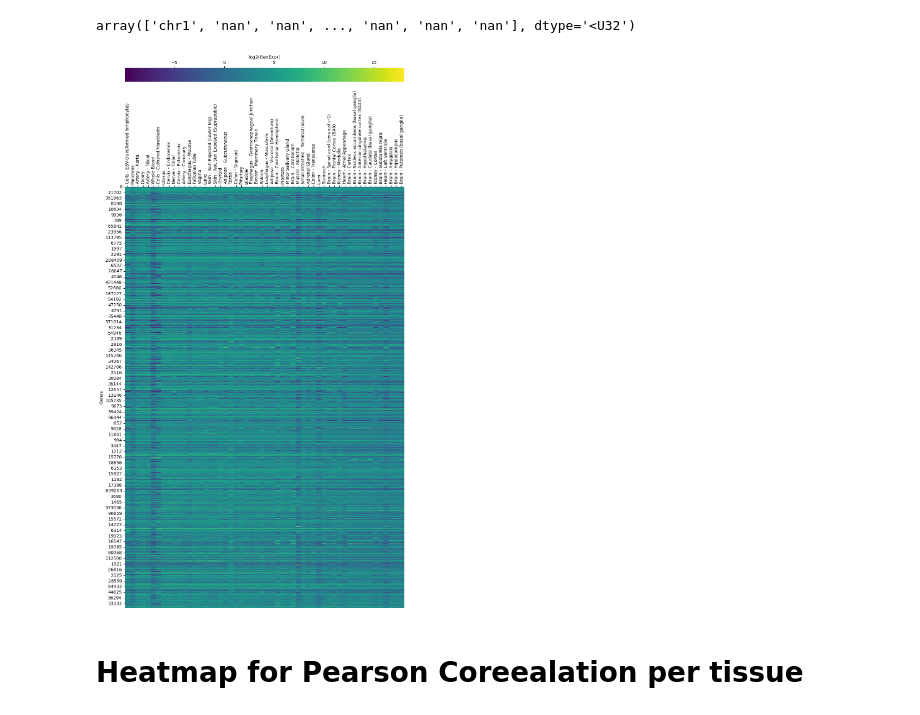
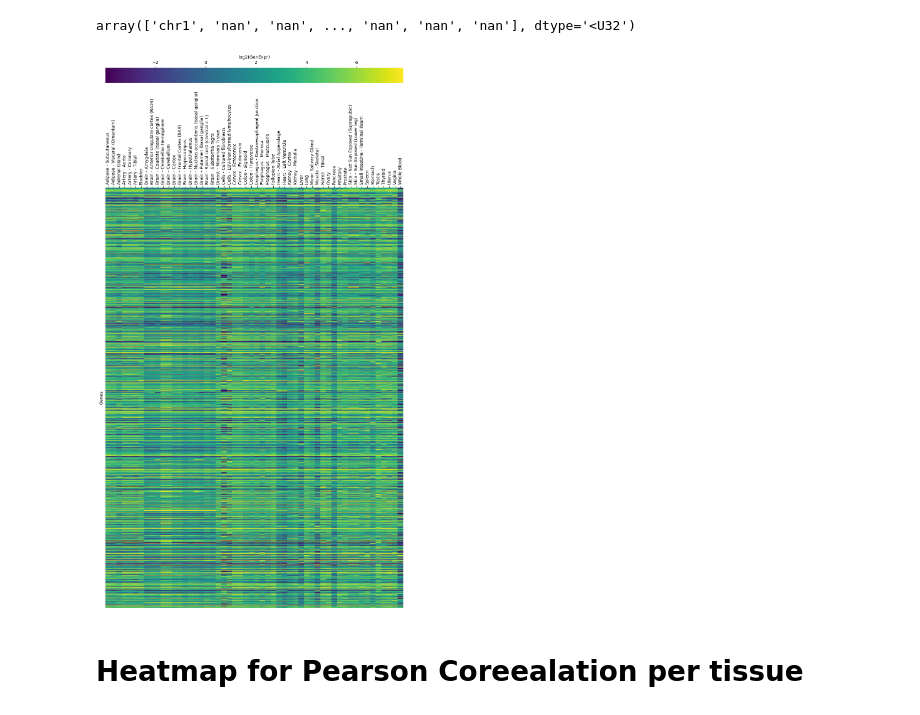
Before and after one commit to JulianMeigen/Bachelor, a Jupyter notebook: E_Single_TFBS/Genexpr_seaborn.ipynb, the cells around one changed output. Drawn from its saved outputs; the diff is of its cells as text; code cells hidden in the pictures.

Commit message:
TF Expression Heatmap finished, Correlation between TF and mean Target finished

```diff
--- a/E_Single_TFBS/Genexpr_seaborn.ipynb
+++ b/E_Single_TFBS/Genexpr_seaborn.ipynb
@@ -206,23 +211,23 @@ log_genexpr_sort_df = np.log2(genexpr_sort_df)[np.log2(genexpr_sort_df) != -np.i
 log_genexpr_sort_nona = log_genexpr_sort_df.dropna()
 # %%
 fig, ax = plt.subplots(figsize=(10, 20))
-heatmap = sns.heatmap(log_genexpr_sort_nona,cmap="viridis", fmt=".2f", cbar_kws={"orientation": "horizontal", "location":"top","label":"log2(GenExpr)", "pad":0.17})
+heatmap = sns.heatmap(log_genexpr_sort_nona,cmap="viridis", fmt=".2f", cbar_kws={"orientation": "horizontal", "location":"top","label":"log2(GenExpr)", "pad":0.17}, robust=True, yticklabels="")
 #plt.title('Genexpression in different tissues')
 #plt.xlabel('TFBS')
 ax.set_ylabel('Genes')
 #ax.set_yticks("")
 
 ax.xaxis.tick_top()
 ax.set_xlabel("")
 ax.xaxis.set_label_position("top")
 plt.xticks(rotation=90)
 
 
 plt.tight_layout()
 #fig.savefig("/sybig/projects/GeneRegulation/data/jme/Bachelorarbeit/data/Single_TFBS/Heatmap/log_GenExr_all_tissues_all_genes_sort_chr_tissue.png")
 plt.show()
 # %% [output]
-[figure, old version]
+[figure, new version]
 # %% [markdown]
 # Heatmap for Pearson Coreealation per tissue
 # %%
```
Also changed, not shown: parts of 11 cells of this notebook, 1 other file.
